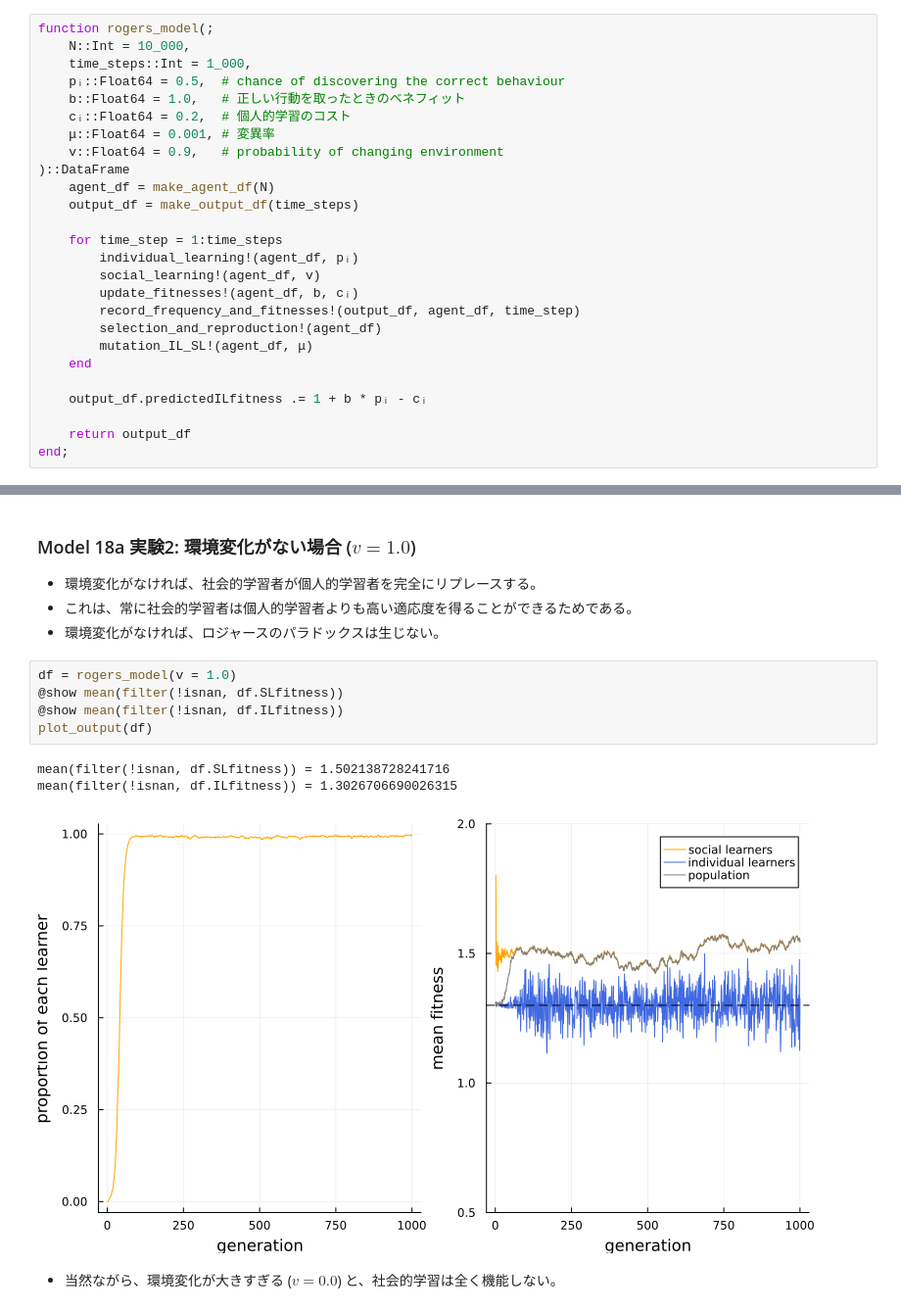
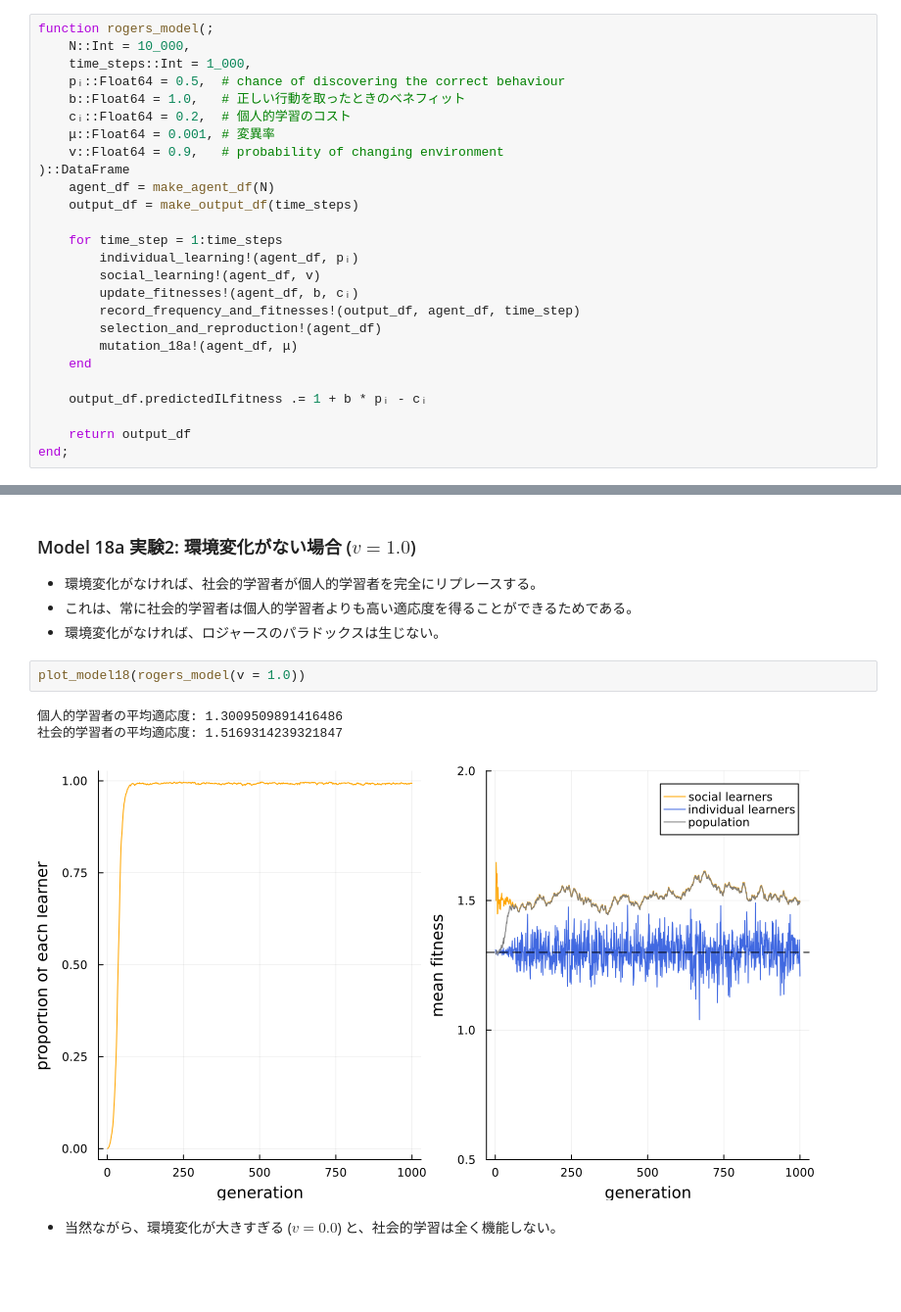
Before and after one commit to mas178/social-simulation, a Jupyter notebook: Mesoudi2021/model18_the_evolution_of_social_learning.ipynb, the cells around one changed output, grey strips where cells are left out. Shown at 98% size. Cells and saved outputs as stored; diff of their text form; blank space fills up the shorter version.

```diff
--- a/Mesoudi2021/model18_the_evolution_of_social_learning.ipynb
+++ b/Mesoudi2021/model18_the_evolution_of_social_learning.ipynb
@@ -165,7 +78,7 @@ function rogers_model(;
         update_fitnesses!(agent_df, b, cᵢ)
         record_frequency_and_fitnesses!(output_df, agent_df, time_step)
         selection_and_reproduction!(agent_df)
-        mutation_IL_SL!(agent_df, μ)
+        mutation_18a!(agent_df, μ)
     end
 
     output_df.predictedILfitness .= 1 + b * pᵢ - cᵢ
@@ -194,14 +104,11 @@ mean(filter(!isnan, df.ILfitness)) = 1.300482978780123
 - これは、常に社会的学習者は個人的学習者よりも高い適応度を得ることができるためである。
 - 環境変化がなければ、ロジャースのパラドックスは生じない。
 # %%
-df = rogers_model(v = 1.0)
-@show mean(filter(!isnan, df.SLfitness))
-@show mean(filter(!isnan, df.ILfitness))
-plot_output(df)
+plot_model18(rogers_model(v = 1.0))
 # %% [output]
-mean(filter(!isnan, df.SLfitness)) = 1.502138728241716
-mean(filter(!isnan, df.ILfitness)) = 1.3026706690026315
+個人的学習者の平均適応度: 1.3009509891416486
+社会的学習者の平均適応度: 1.5169314239321847
-[figure, old version]
+[figure, new version]
 # %% [markdown]
 - 当然ながら、環境変化が大きすぎる ($v = 0.0$) と、社会的学習は全く機能しない。
 # %%
```
Also changed, not shown: parts of 8 cells of this notebook, 21 other files.
